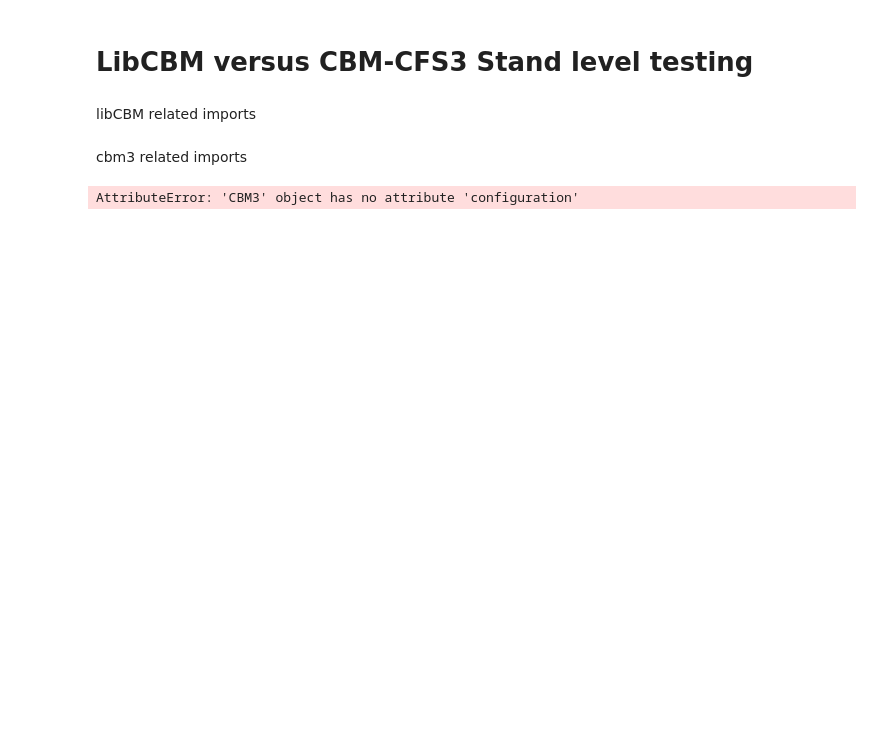
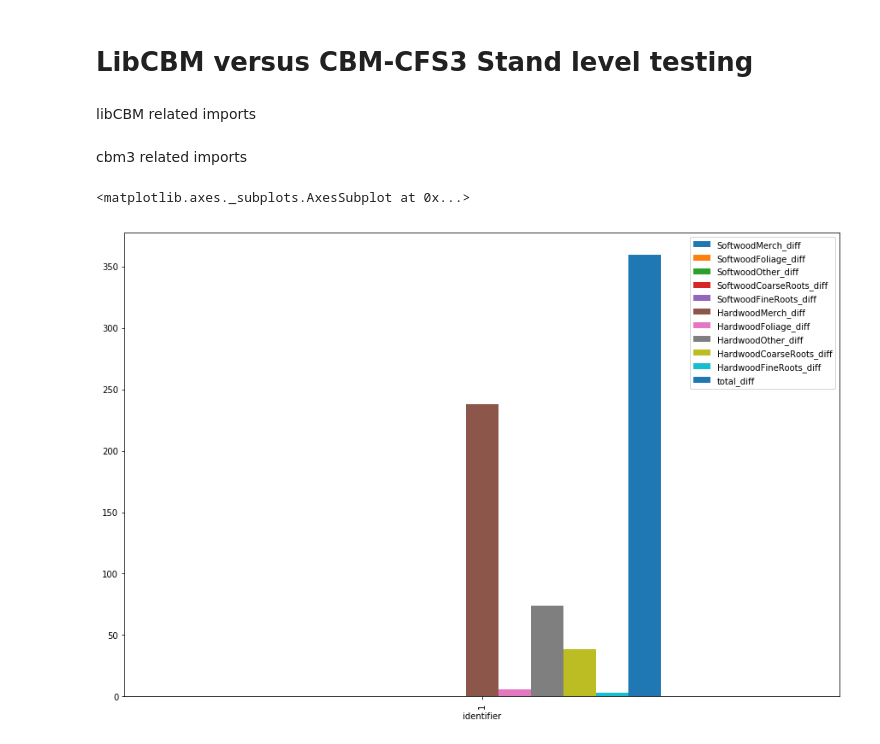
Before and after one commit to cat-cfs/libcbm_py, a Jupyter notebook: stand_level_testing.ipynb, the cells around one changed output. Cells and saved outputs as stored; diff of their text form; code cells hidden in the pictures; blank space fills up the shorter version.

```diff
--- a/stand_level_testing.ipynb
+++ b/stand_level_testing.ipynb
@@ -170,7 +180,3 @@ def run_libCBM(dbpath, cases, nsteps):
-# %%
-run_libCBM(db_path, cases, n_steps)
-# %% [output]
-AttributeError: 'CBM3' object has no attribute 'configuration'
 # %%
 def run_CBM3(cases, age_interval, num_age_classes, nsteps):
     standard_import_tool_plugin_path=sit_helper.load_standard_import_tool_plugin()
@@ -224,3 +230,13 @@ def run_CBM3(cases, age_interval, num_age_classes, nsteps):
         toolbox_installation_dir=toolbox_path,
         cbm_exe_path=cbm_exe_path,
         results_database_path = cbm3_results_db_path)
+    return cbm3_results_db_path
+# %%
+libCBM_result = run_libCBM(db_path, cases, n_steps, spinup_debug=True)
+libCBM_pool_result = libCBM_result["pools"]
+libCBM_pool_result["identifier"] = (libCBM_pool_result["index"]+1).apply(get_classifier_name)
+libCBM_spinup_debug = libCBM_result["spinup_debug"]
+# %%
+cbm3_results_db_path = run_CBM3(cases, age_interval, num_age_classes, n_steps)
+cbm3_result = cbm3_results.load_pool_indicators(cbm3_results_db_path, classifier_set_grouping=True)
+cbm3_result["age"] = cbm3_result["TimeStep"]
@@ -226,0 +291,9 @@ def run_CBM3(cases, age_interval, num_age_classes, nsteps):
+# %%
+merged[["identifier"]+diff_colnames+["total_diff"]] \
+    .groupby("identifier").sum() \
+    .sort_values("total_diff", ascending=False) \
+    .head(20) \
+    .plot(figsize=(15,10), kind="bar")
+# %% [output]
+<matplotlib.axes._subplots.AxesSubplot at 0x...>
+[figure, added]
```
Also changed, not shown: parts of 4 cells of this notebook, 1 other file.
